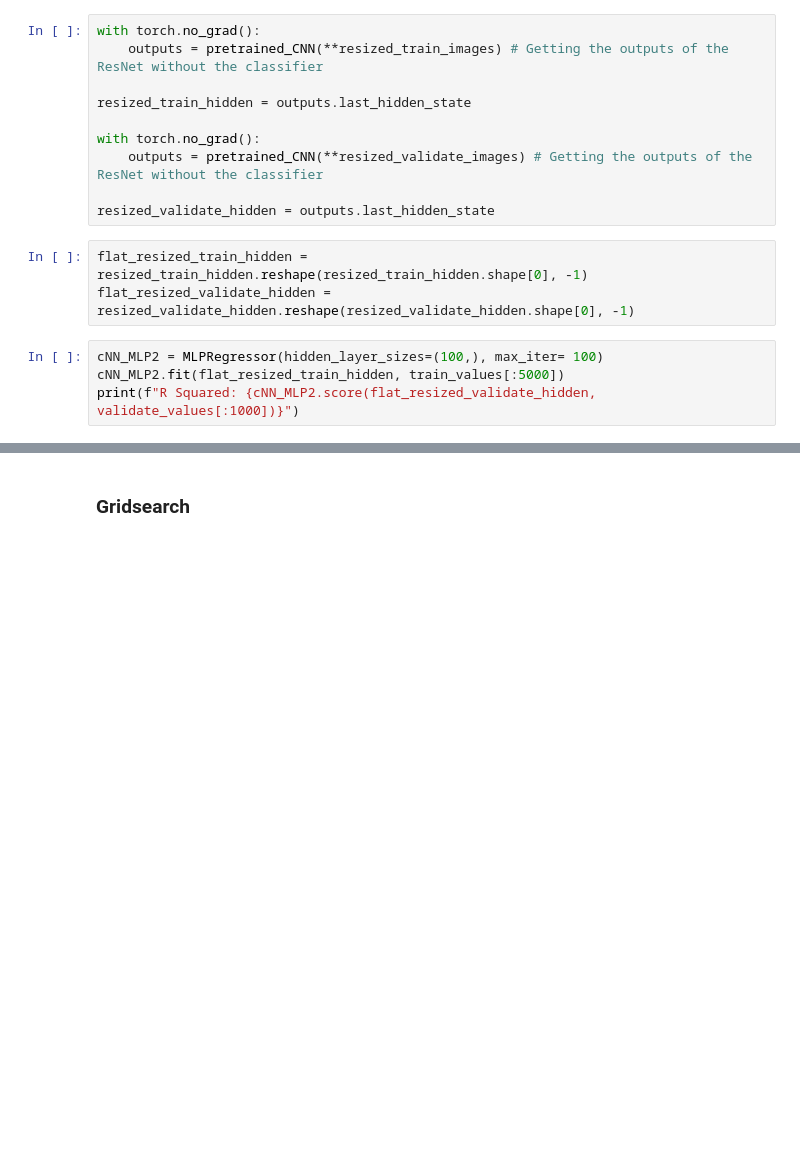
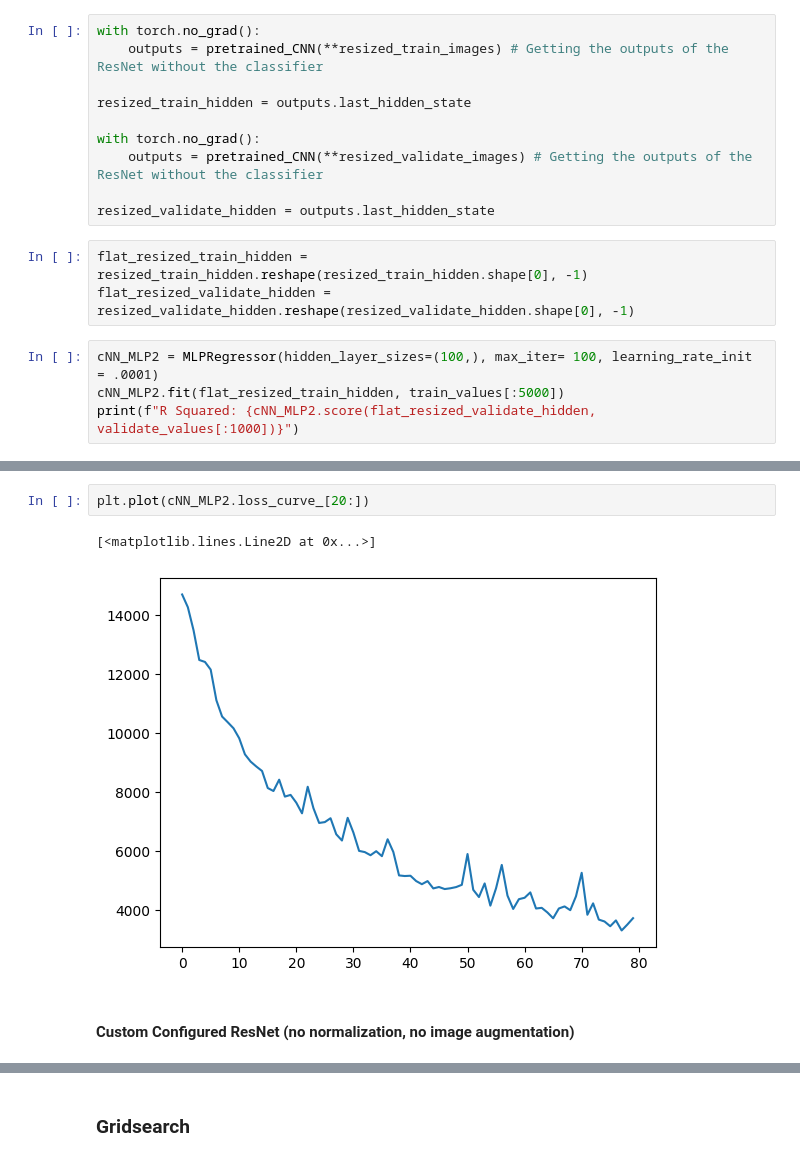
Before and after one commit to heath3rq/ML_Machine-Learning-Biomass-Density-Estimation, a Jupyter notebook: GIZ_Biomass_Starter_Notebook.ipynb, the cells around one changed output, grey strips where cells are left out. Drawn from its saved outputs; the diff is of its cells as text; blank space fills up the shorter version.

```diff
--- a/GIZ_Biomass_Starter_Notebook.ipynb
+++ b/GIZ_Biomass_Starter_Notebook.ipynb
@@ -581,7 +586,7 @@ resized_validate_hidden = outputs.last_hidden_state
 flat_resized_train_hidden = resized_train_hidden.reshape(resized_train_hidden.shape[0], -1)
 flat_resized_validate_hidden = resized_validate_hidden.reshape(resized_validate_hidden.shape[0], -1)
 # %%
-cNN_MLP2 = MLPRegressor(hidden_layer_sizes=(100,), max_iter= 100)
+cNN_MLP2 = MLPRegressor(hidden_layer_sizes=(100,), max_iter= 100, learning_rate_init = .0001)
 cNN_MLP2.fit(flat_resized_train_hidden, train_values[:5000])
 print(f"R Squared: {cNN_MLP2.score(flat_resized_validate_hidden, validate_values[:1000])}")
 # %% [output]
@@ -592,0 +598,7 @@ MSE: 26325.123924474603
+# %%
+plt.plot(cNN_MLP2.loss_curve_[20:])
+# %% [output]
+[<matplotlib.lines.Line2D at 0x...>]
+[figure, added]
+# %% [markdown]
+#### Custom Configured ResNet (no normalization, no image augmentation)
```
Also changed, not shown: parts of 9 cells of this notebook.
